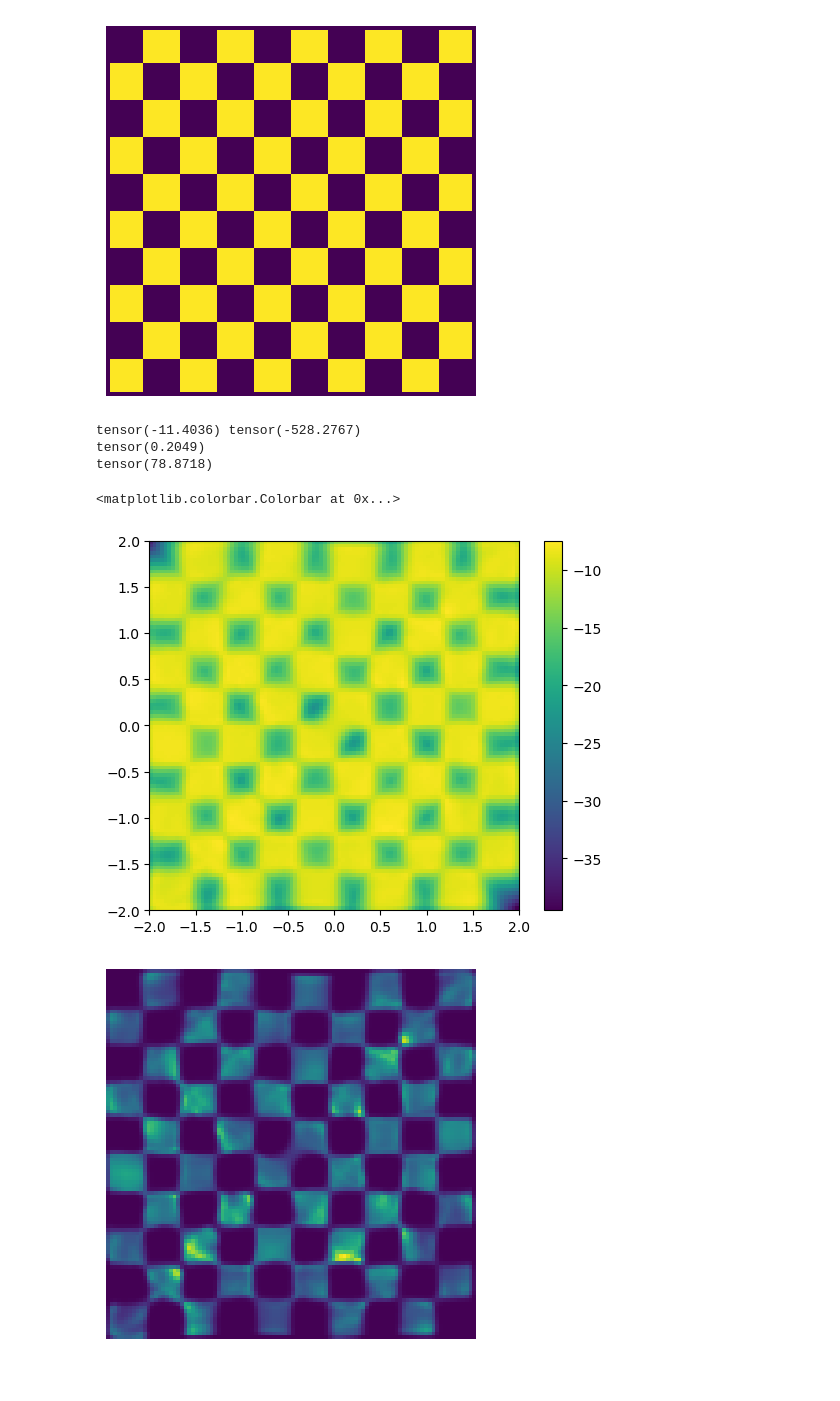
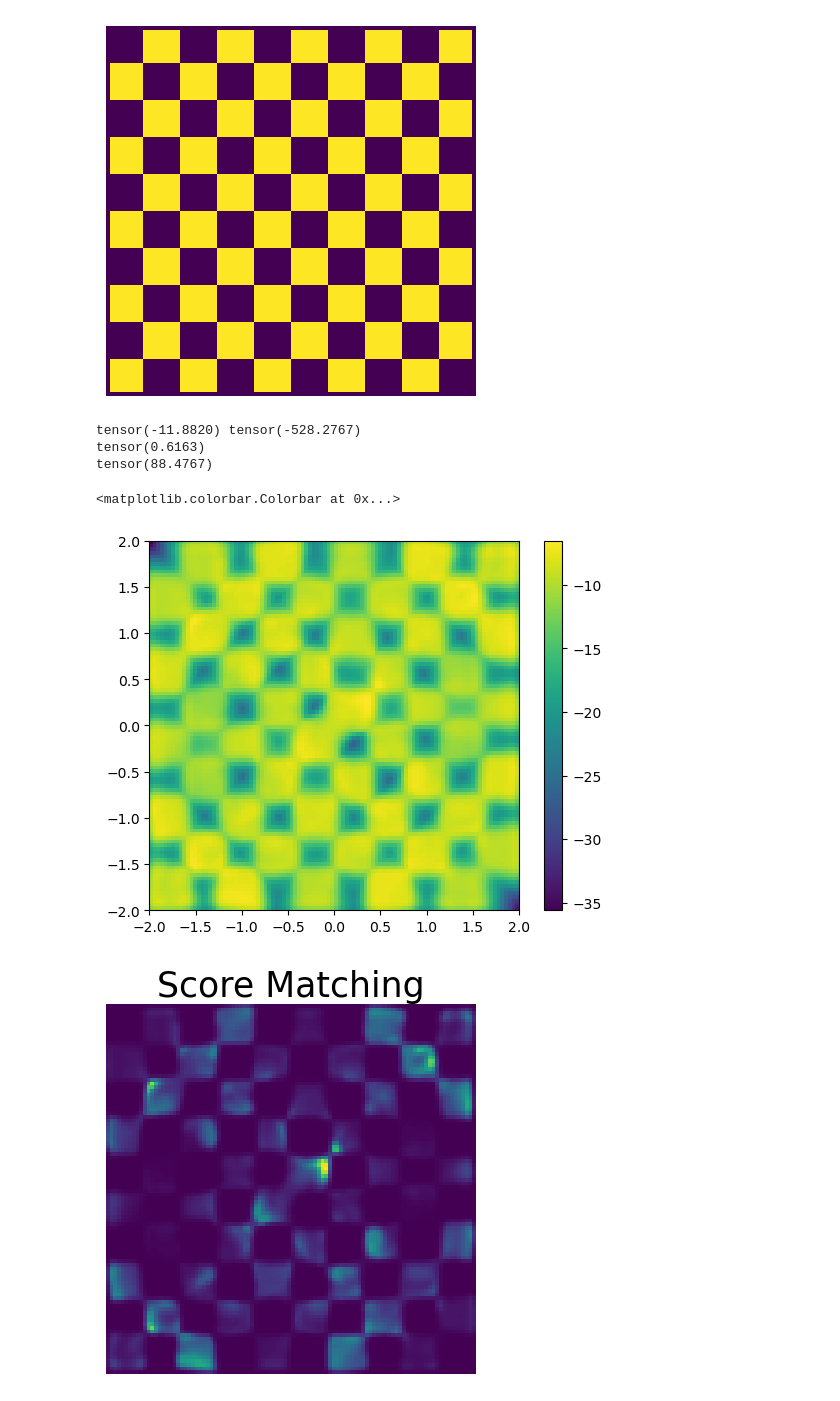
Before and after one commit to RishalAggarwal/BoltzNCE, a Jupyter notebook: BoltzNCE/notebooks/toy_systems.ipynb, the cells around one changed output. Saved outputs shown, nothing was run; the diff lists cells and outputs as text; code cells hidden in the pictures.

```diff
--- a/BoltzNCE/notebooks/toy_systems.ipynb
+++ b/BoltzNCE/notebooks/toy_systems.ipynb
@@ -15,7 +15,7 @@ os.environ["CUDA_VISIBLE_DEVICES"]="2"
 # %%
 #arguments
 
-nll_loss_multiplier=1
+nll_loss_multiplier=0
 score_loss_multiplier=1
 # %%
 class SwishBeta(nn.Module):
@@ -181,11 +181,12 @@ class InterpolantModel:
             #predicted scores and log_probs
             score_x,score_t,ll=self.score(xt,t)
 
+            score_weight=torch.min((1/(sigma_t**2)),torch.tensor([100]).to(x.device))
             #score matching loss
             if self.antithetic:
                 lossposMSE=torch.mean((score_x + noise/sigma_t)**2)
             else:
-                lossposMSE=torch.mean((sigma_t*score_x + noise)**2)
+                lossposMSE=torch.mean(score_weight*((sigma_t*score_x + noise)**2))
 
             #sample negatives
             t_negatives=torch.rand((x.shape[0],1)).to(x.device)
@@ -410,24 +411,24 @@ print(kl)
 reverse_kl=torch.sum(torch.exp(log_prob_forward.view(-1,1))*(log_prob_forward.view(-1,1)-log_prob_data.view(-1,1)))
 print(reverse_kl)
 # %% [output]
-tensor(-11.4036) tensor(-528.2767)
-tensor(0.2049)
-tensor(78.8718)
+tensor(-11.8820) tensor(-528.2767)
+tensor(0.6163)
+tensor(88.4767)
 # %%
 plt.imshow(log_prob_forward,extent=[-2, 2, -2, 2])
 plt.colorbar()
 # %% [output]
 <matplotlib.colorbar.Colorbar at 0x...>
-[figure, old version]
+[figure, new version]
 # %%
 plt.imshow(torch.exp(log_prob_forward), extent=[-2, 2, -2, 2])
 plt.axis('off')
-# if score_loss_multiplier>0 and nll_loss_multiplier>0:
-#     plt.title('Predicted Density - Score Matching and NCE')
-# elif score_loss_multiplier==0:
-#     plt.title('Predicted Density - NCE')
-# elif nll_loss_multiplier==0:
-#     plt.title('Predicted Density - Score Matching')
+if score_loss_multiplier>0 and nll_loss_multiplier>0:
+    plt.title('Score Matching & NCE',fontsize=23)
+elif score_loss_multiplier==0:
+    plt.title('NCE',fontsize=25)
+elif nll_loss_multiplier==0:
+    plt.title('Score Matching',fontsize=25)
 plt.savefig('predicted_checkerboard_mixture_density_score_'+str(score_loss_multiplier)+'_nce_'+str(nll_loss_multiplier)+'.pdf',bbox_inches='tight', pad_inches=0.01,dpi=300)
 # %% [output]
-[figure, old version]
+[figure, new version]
```
Also changed, not shown: parts of 6 cells of this notebook, 1 other file.
